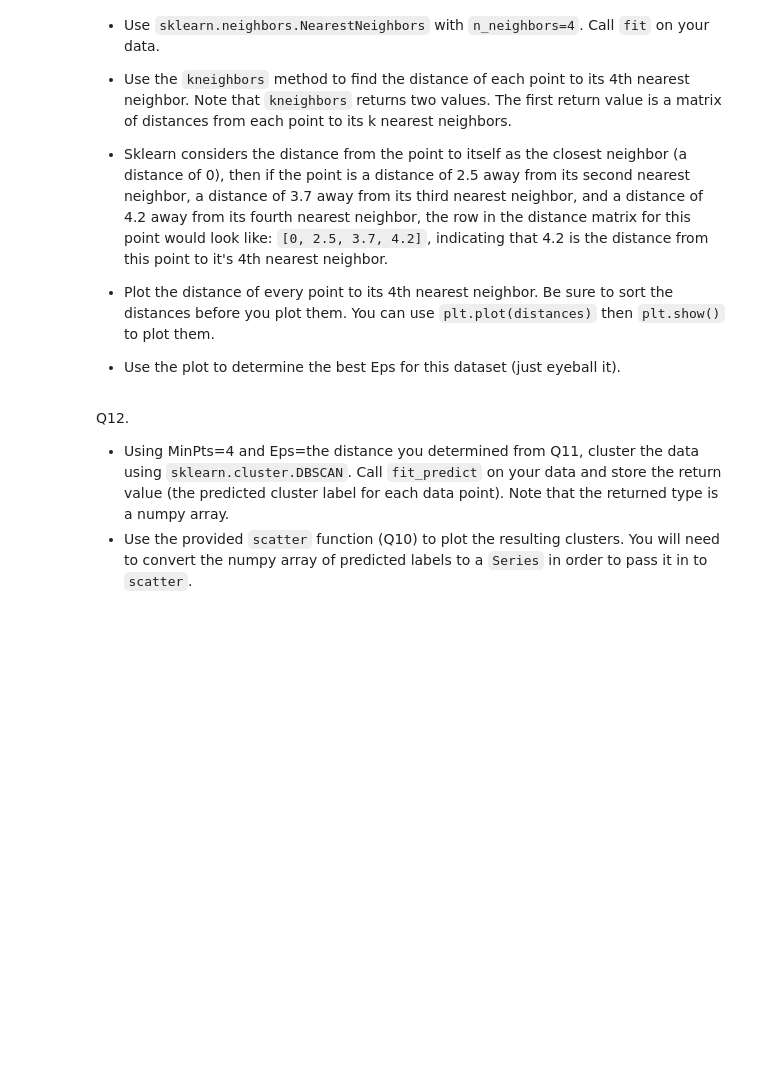
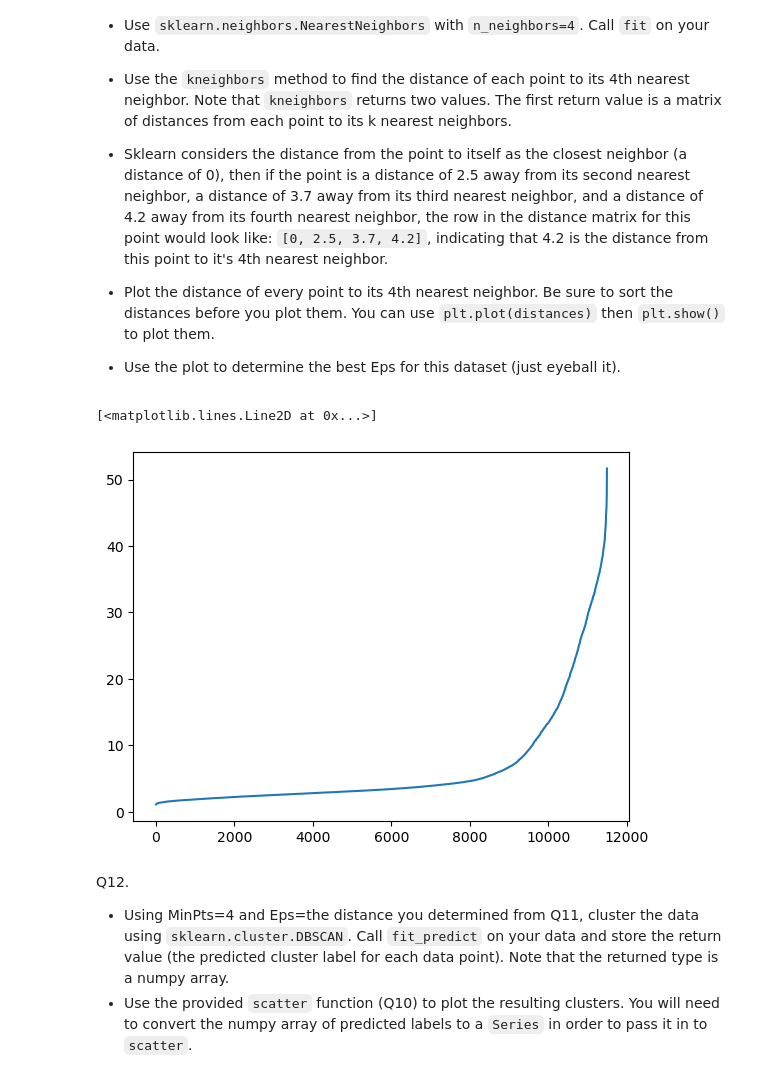
Before and after one commit to KishTheLay/mlhw5, a Jupyter notebook: HW5 - Clustering.ipynb, the cells around one changed output. Saved outputs shown, nothing was run; the diff lists cells and outputs as text; code cells hidden in the pictures; blank space fills up the shorter version.

```diff
--- a/HW5 - Clustering.ipynb
+++ b/HW5 - Clustering.ipynb
@@ -255,3 +275,13 @@ Q11. Find the optimal Eps for this dataset by plotting the distances of every po
+# %%
+# your code goes here
+nn = NearestNeighbors(n_neighbors=4)
+nn.fit(pca_data)
+distances, UNUSED= nn.kneighbors(pca_data)
+distances = np.sort(distances[:,3])
+plt.plot(distances)
+# %% [output]
+[<matplotlib.lines.Line2D at 0x...>]
+[figure, added]
 # %% [markdown]
 Q12.
 * Using MinPts=4 and Eps=the distance you determined from Q11, cluster the data using `sklearn.cluster.DBSCAN`. Call `fit_predict` on your data and store the return value (the predicted cluster label for each data point). Note that the returned type is a numpy array.
```
Also changed, not shown: parts of 8 cells of this notebook.
